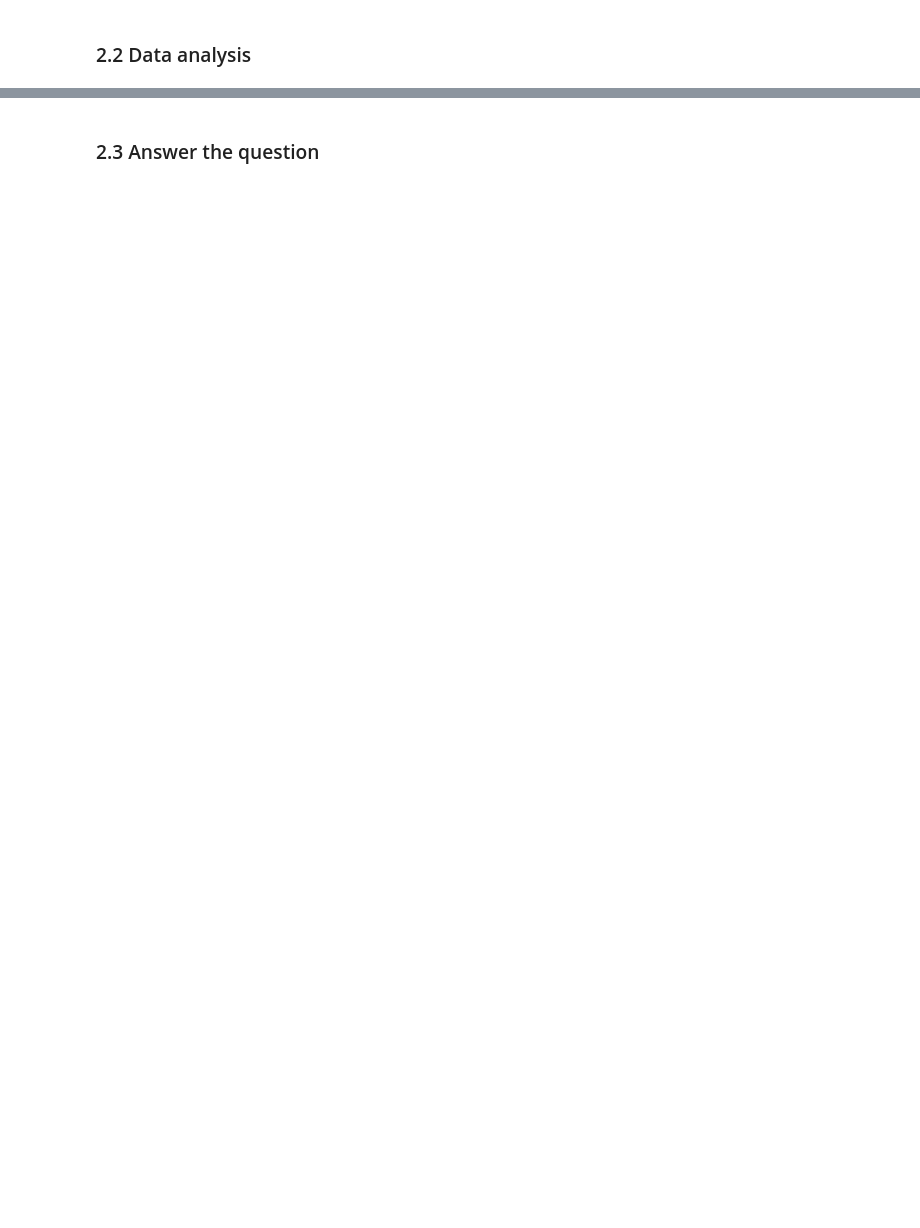
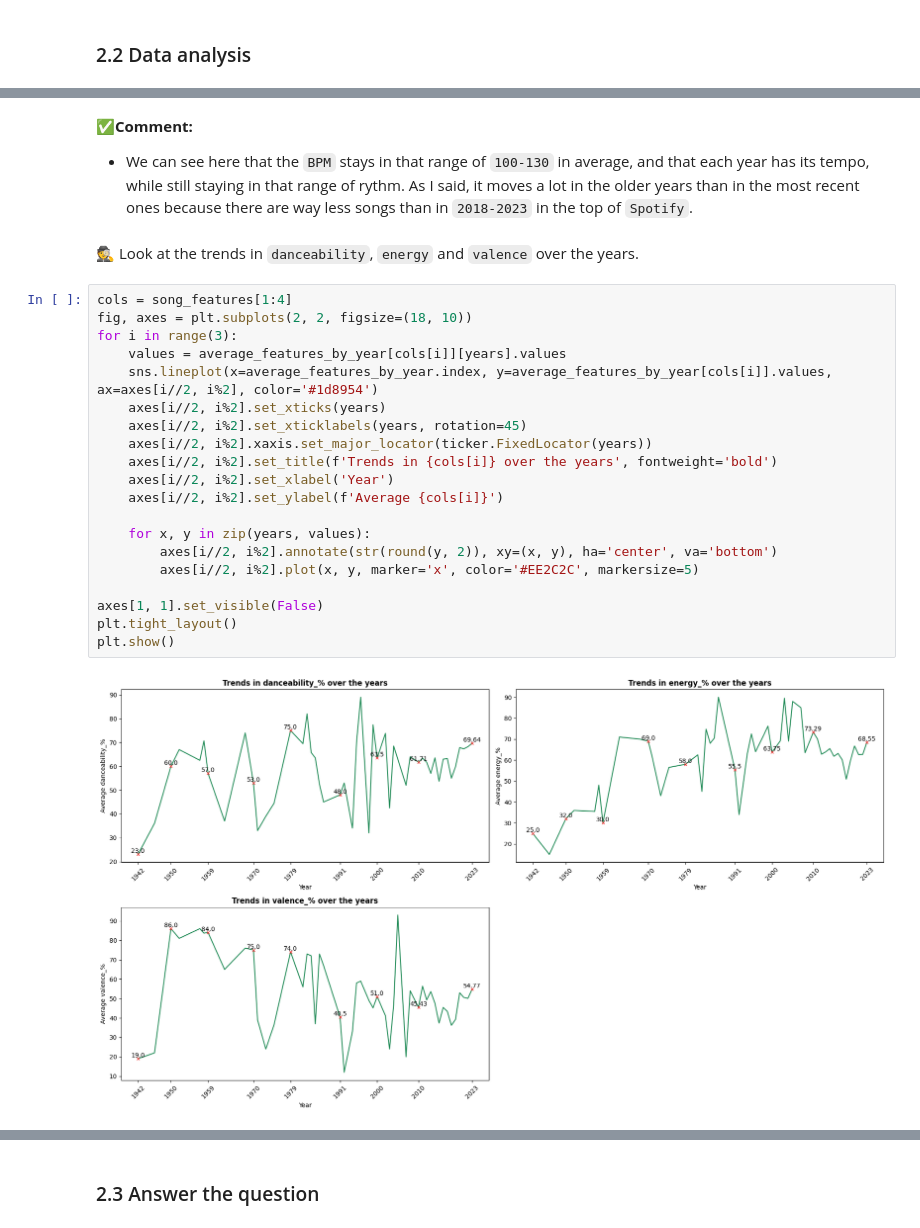
Before and after one commit to khanhnhan1512/Final-Project-DS-Programming, a Jupyter notebook: 05-Question_3.ipynb, the cells around one changed output, grey strips where cells are left out. Saved outputs shown, nothing was run; the diff lists cells and outputs as text; blank space fills up the shorter version.

```diff
--- a/05-Question_3.ipynb
+++ b/05-Question_3.ipynb
@@ -47,0 +90,27 @@ song_features = ['bmp', 'danceability_%', '']
+# %% [markdown]
+✅**Comment:**
+-  We can see here that the `BPM` stays in that range of `100-130` in average, and that each year has its tempo, while still staying in that range of rythm. As I said, it moves a lot in the older years than in the most recent ones because there are way less songs than in `2018-2023` in the top of `Spotify`.
+# %% [markdown]
+🕵️ Look at the trends in `danceability`, `energy` and `valence` over the years.
+# %%
+cols = song_features[1:4]
+fig, axes = plt.subplots(2, 2, figsize=(18, 10))
+for i in range(3):
+    values = average_features_by_year[cols[i]][years].values
+    sns.lineplot(x=average_features_by_year.index, y=average_features_by_year[cols[i]].values, ax=axes[i//2, i%2], color='#1d8954')
+    axes[i//2, i%2].set_xticks(years)
+    axes[i//2, i%2].set_xticklabels(years, rotation=45)
+    axes[i//2, i%2].xaxis.set_major_locator(ticker.FixedLocator(years))
+    axes[i//2, i%2].set_title(f'Trends in {cols[i]} over the years', fontweight='bold')
+    axes[i//2, i%2].set_xlabel('Year')
+    axes[i//2, i%2].set_ylabel(f'Average {cols[i]}')
+
+    for x, y in zip(years, values):
+        axes[i//2, i%2].annotate(str(round(y, 2)), xy=(x, y), ha='center', va='bottom')
+        axes[i//2, i%2].plot(x, y, marker='x', color='#EE2C2C', markersize=5)
+
+axes[1, 1].set_visible(False)
+plt.tight_layout()
+plt.show()
+# %% [output]
+[figure, added]
```
Also changed, not shown: parts of 14 cells of this notebook.
